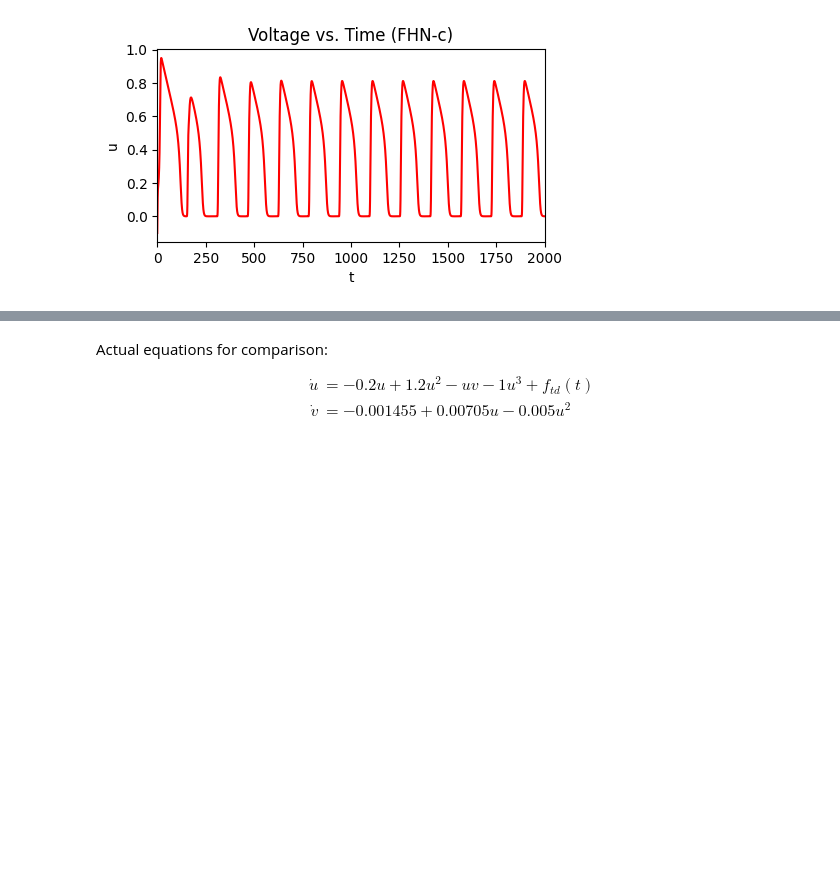
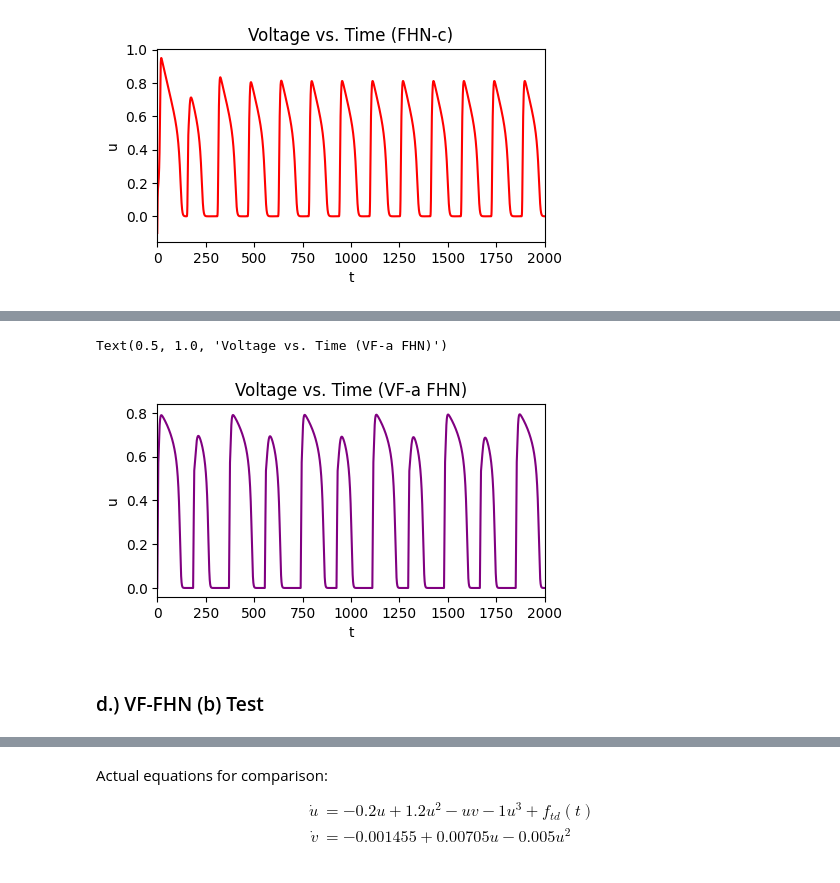
Before and after one commit to cswelch/SINDy-for-Cardiac-Electrophysiology, a Jupyter notebook: SINDy_non_autonomous_test.ipynb, the cells around one changed output, grey strips where cells are left out. Saved outputs shown, nothing was run; the diff lists cells and outputs as text; code cells hidden in the pictures; blank space fills up the shorter version.

```diff
--- a/SINDy_non_autonomous_test.ipynb
+++ b/SINDy_non_autonomous_test.ipynb
@@ -520 +567,14 @@ Text(0.5, 1.0, 'Voltage vs. Time (FHN-c)')
+# %%
+# Make sure voltage plots look correct.
+plt.figure(figsize=(5, 2.5))
+plt.plot(cur_gen_library_c.states_fhn_td[:, 2], cur_gen_library_c.states_fhn_td[:, 0], label='u vs. t', color='purple')
+plt.xlim(0, 2000)
+plt.xlabel('t')
+plt.ylabel('u')
+plt.title('Voltage vs. Time (VF-a FHN)')
+# %% [output]
+Text(0.5, 1.0, 'Voltage vs. Time (VF-a FHN)')
+[figure, added]
+# %% [markdown]
+### d.) VF-FHN (b) Test
 # %%
```
Also changed, not shown: parts of 10 cells of this notebook, 2 other files.
